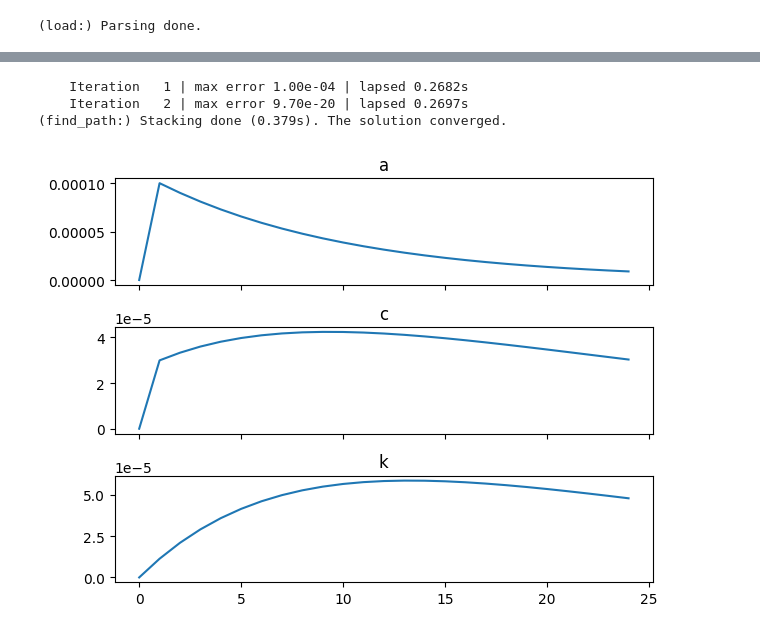
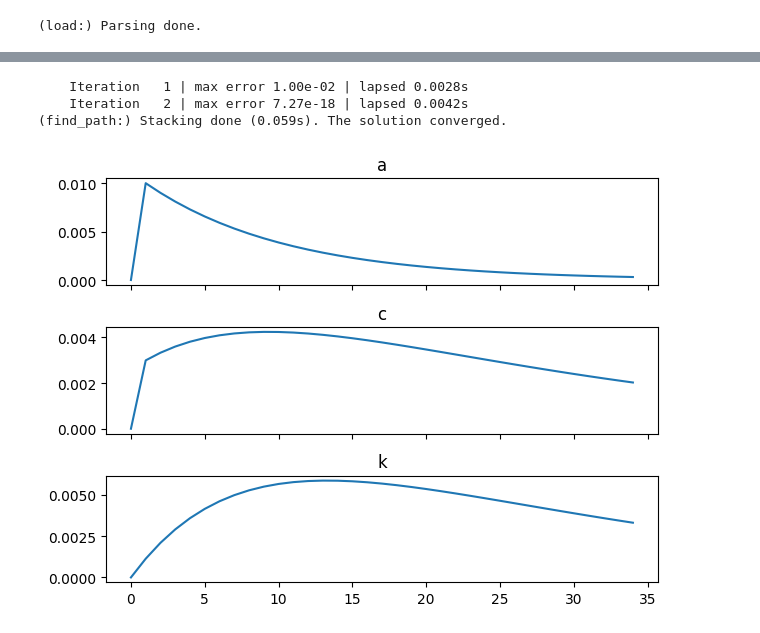
Before and after one commit to cortizbon/macro-models, a Jupyter notebook: stoch_basic_model/simul.ipynb, the cells around one changed output, grey strips where cells are left out. Cells and saved outputs as stored; diff of their text form; code cells hidden in the pictures.

```diff
--- a/stoch_basic_model/simul.ipynb
+++ b/stoch_basic_model/simul.ipynb
@@ -31,22 +31,22 @@ model.steady_state
    'cbar': Array(1.87508925, dtype=float64),
    'kbar': Array(14.83919891, dtype=float64)})}
 # %%
-shk = ('e_a', 0.01 ** 2)
+shk = ('e_a', 0.01 )
 
 x, flag = model.find_path(shock=shk)
 # %% [output]
-    Iteration   1 | max error 1.00e-04 | lapsed 0.2682s
-    Iteration   2 | max error 9.70e-20 | lapsed 0.2697s
-(find_path:) Stacking done (0.379s). The solution converged.
+    Iteration   1 | max error 1.00e-02 | lapsed 0.0028s
+    Iteration   2 | max error 7.27e-18 | lapsed 0.0042s
+(find_path:) Stacking done (0.059s). The solution converged.
 # %%
 fig, axes = plt.subplots(3, 1, sharex=True)
 
 vars = ['a', 'c', 'k']
 
 for idx, ax in enumerate(axes):
-    ax.plot(x[:25, idx])
+    ax.plot(x[:35, idx])
     ax.set_title(vars[idx])
 
 fig.tight_layout()
 # %% [output]
-[figure, old version]
+[figure, new version]
```
Also changed, not shown: parts of 2 cells of this notebook, 2 other files.
